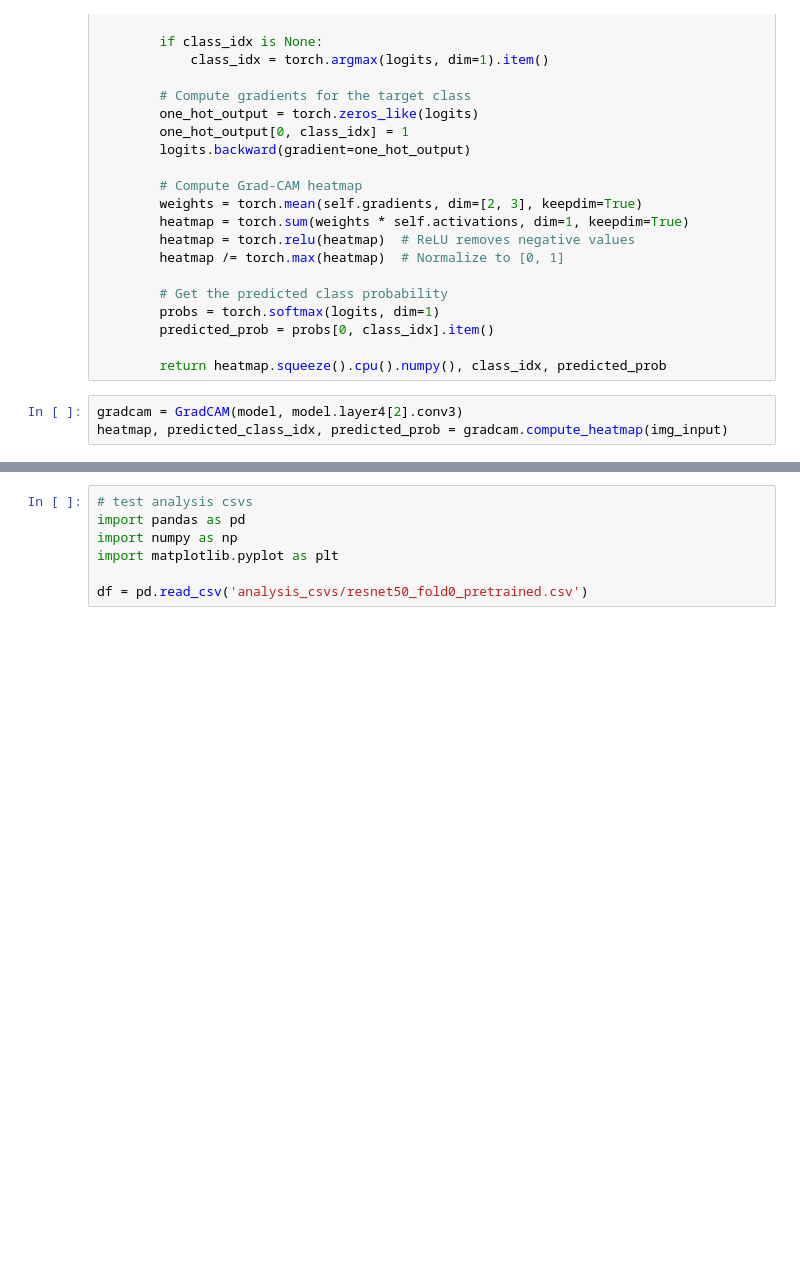
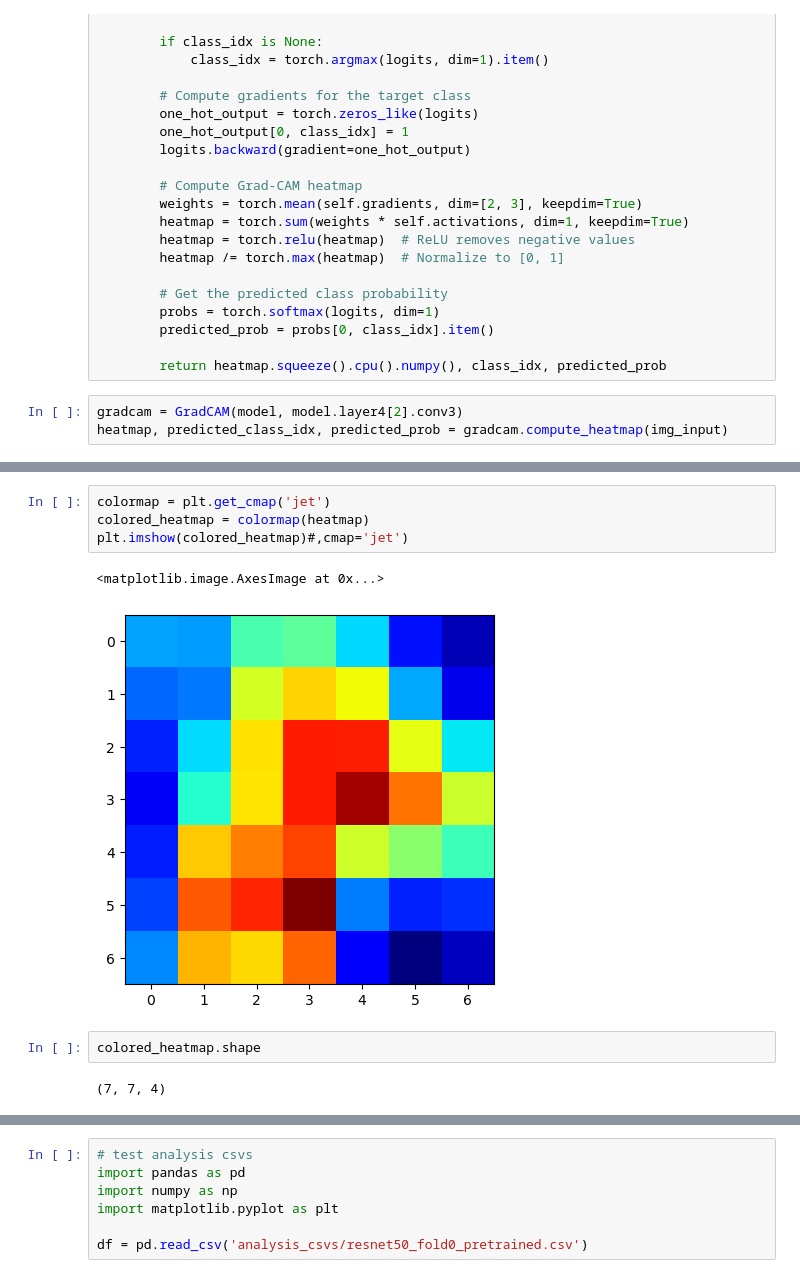
Before and after one commit to connormorris1/shortaxis-svp-classifier, a Jupyter notebook: heat_map.ipynb, the cells around one changed output, grey strips where cells are left out. Cells and saved outputs as stored; diff of their text form; blank space fills up the shorter version.

```diff
--- a/heat_map.ipynb
+++ b/heat_map.ipynb
@@ -179,0 +200,11 @@ NameError: name 'cv2' is not defined
+# %%
+colormap = plt.get_cmap('jet')
+colored_heatmap = colormap(heatmap)
+plt.imshow(colored_heatmap)#,cmap='jet')
+# %% [output]
+<matplotlib.image.AxesImage at 0x...>
+[figure, added]
+# %%
+colored_heatmap.shape
+# %% [output]
+(7, 7, 4)
```
Also changed, not shown: parts of 25 cells of this notebook.
